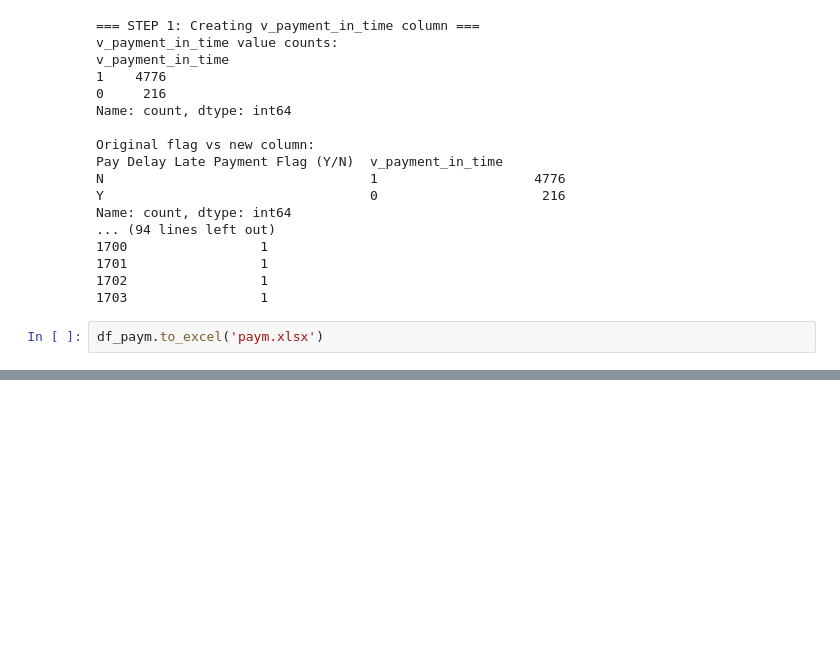
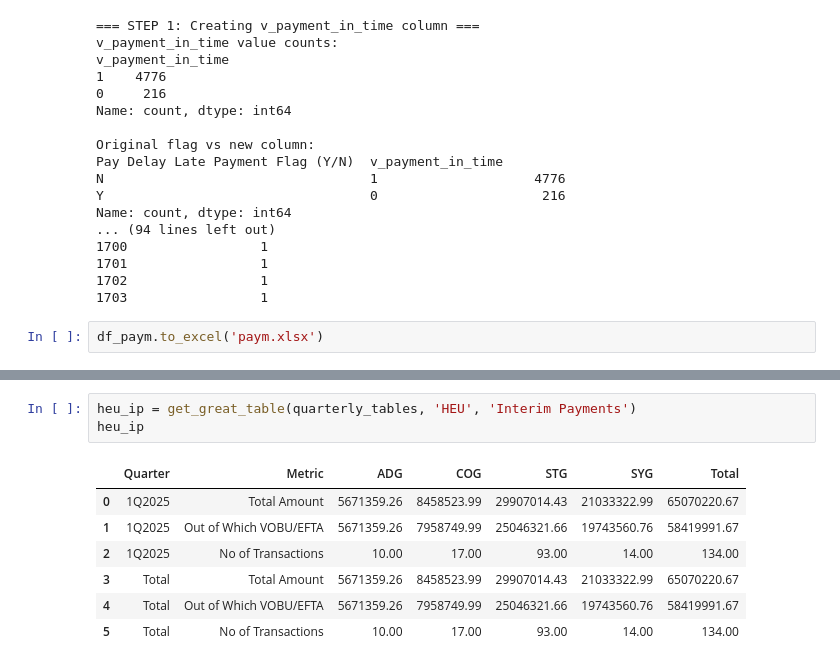
Before and after one commit to vinciliba/QuarterlyReport, a Jupyter notebook: payments.ipynb, the cells around one changed output, grey strips where cells are left out. Saved outputs shown, nothing was run; the diff lists cells and outputs as text; blank space fills up the shorter version.

```diff
--- a/payments.ipynb
+++ b/payments.ipynb
@@ -577,0 +1617,11 @@ df_paym.to_excel('paym.xlsx')
+# %%
+heu_ip = get_great_table(quarterly_tables, 'HEU', 'Interim Payments')
+heu_ip
+# %% [output]
+|  | Quarter | Metric | ADG | COG | STG | SYG | Total |
+| 0 | 1Q2025 | Total Amount | 5671359.26 | 8458523.99 | 29907014.43 | 21033322.99 | 65070220.67 |
+| 1 | 1Q2025 | Out of Which VOBU/EFTA | 5671359.26 | 7958749.99 | 25046321.66 | 19743560.76 | 58419991.67 |
+| 2 | 1Q2025 | No of Transactions | 10.00 | 17.00 | 93.00 | 14.00 | 134.00 |
+| 3 | Total | Total Amount | 5671359.26 | 8458523.99 | 29907014.43 | 21033322.99 | 65070220.67 |
+| 4 | Total | Out of Which VOBU/EFTA | 5671359.26 | 7958749.99 | 25046321.66 | 19743560.76 | 58419991.67 |
+| 5 | Total | No of Transactions | 10.00 | 17.00 | 93.00 | 14.00 | 134.00 |
```
Also changed, not shown: parts of 9 cells of this notebook, 1 other file.
